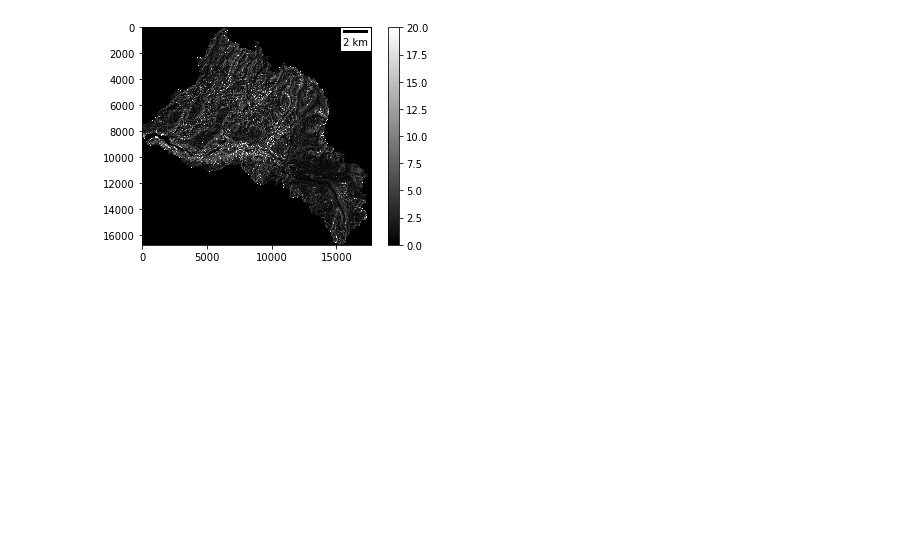
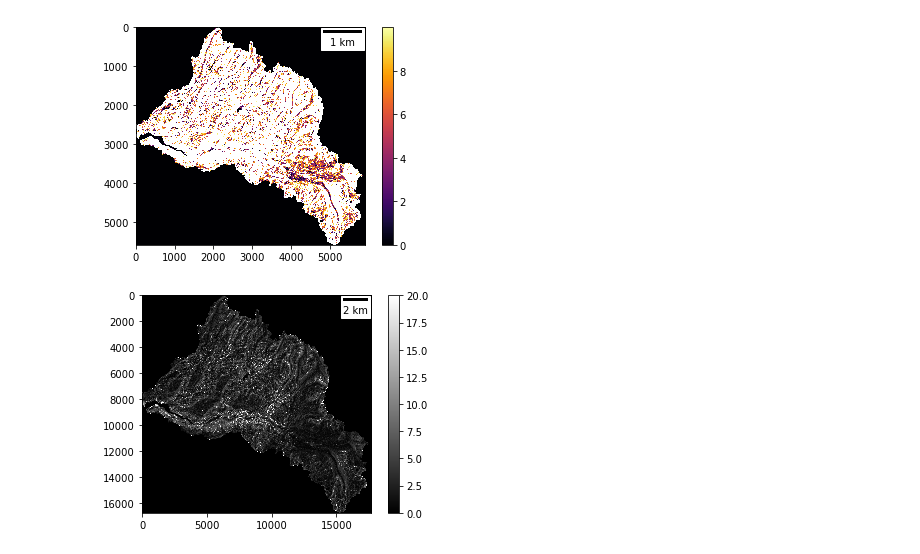
Before and after one commit to UW-GDA/ICESat-2_Snowdepth, a Jupyter notebook: Roughness_ASO.ipynb, the cells around one changed output. Cells and saved outputs as stored; diff of their text form; code cells hidden in the pictures; blank space fills up the shorter version.

```diff
--- a/Roughness_ASO.ipynb
+++ b/Roughness_ASO.ipynb
@@ -71,7 +101,13 @@ tm_max_mask = ma.masked_where(tm > 6, tm) #Mask to remove values above a ceratin
+# %%
+import numpy.ma as ma
+#https://numpy.org/doc/stable/reference/generated/numpy.ma.masked_where.html#numpy.ma.masked_where
+tm_slope_mask = ma.masked_where(tm_slope > 10, tm_slope) #Mask to remove values above a ceratin value
 # %%
 #Plot full range
 f,ax = plt.subplots()
-plt.imshow(tm_max_mask.squeeze(), cmap='inferno')
+plt.imshow(tm_slope_mask.squeeze(), interpolation='none', cmap='inferno')
 plt.colorbar()
 ax.add_artist(ScaleBar(1));
+# %% [output]
+[figure, added]
 # %%
```
Also changed, not shown: parts of 22 cells of this notebook.
